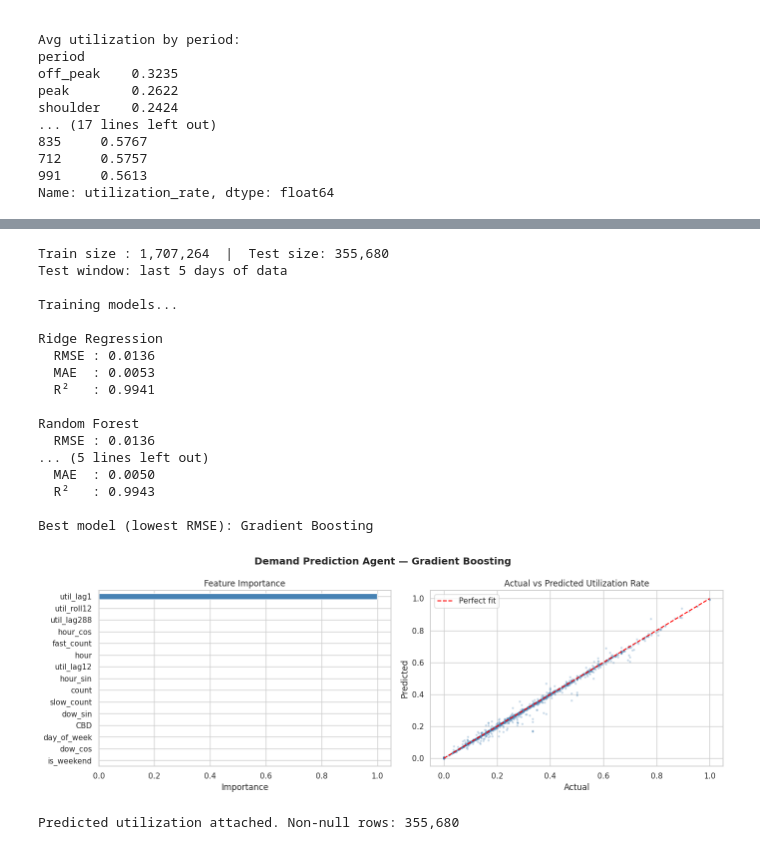
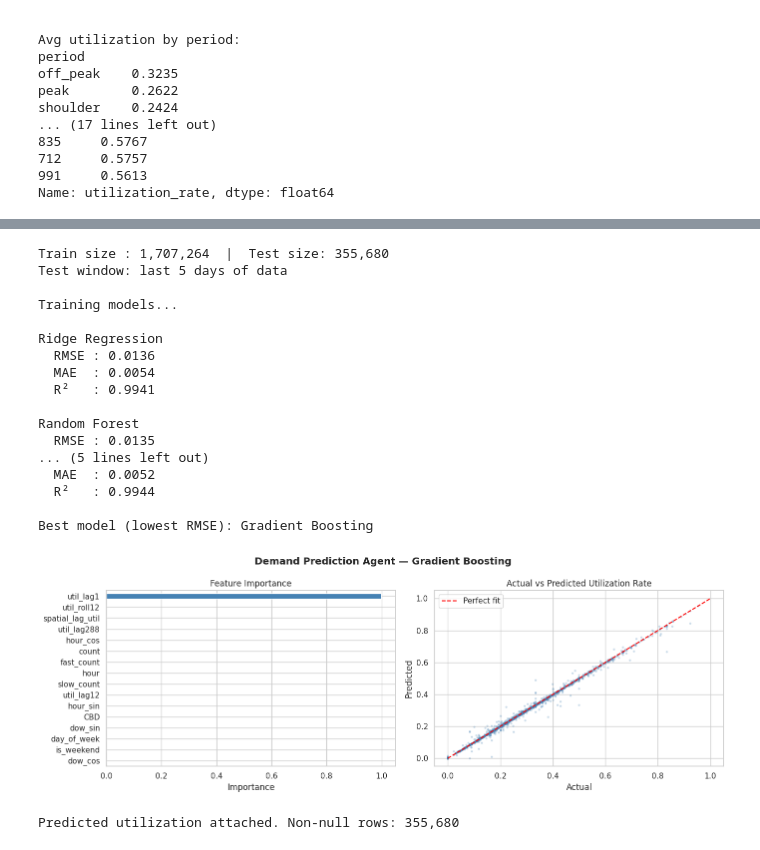
Before and after one commit to anshita195/ev-charging-tariff-optimization, a Jupyter notebook: ev_charging_optimization.ipynb, the cells around one changed output, grey strips where cells are left out. Saved outputs shown, nothing was run; the diff lists cells and outputs as text; code cells hidden in the pictures.

```diff
--- a/ev_charging_optimization.ipynb
+++ b/ev_charging_optimization.ipynb
@@ -604,3 +644,33 @@ shoulder    0.2424
 712     0.5757
 991     0.5613
 Name: utilization_rate, dtype: float64
+# %%
+# Spatial lag feature using adjacency matrix
+adj_raw = pd.read_csv(PATH + 'adj.csv', index_col=0)
+adj_raw.columns = adj_raw.columns.astype(int)
+adj_raw.index   = adj_raw.index.astype(int)
+
+# For each (datetime, grid_id), compute weighted avg utilization of adjacent grids
+def compute_spatial_lag(evcdp_df, adj_matrix):
+    pivot = evcdp_df.pivot_table(
+        index='datetime', columns='grid_id', values='utilization_rate'
+    )
+    grids_in_both = [g for g in pivot.columns if g in adj_matrix.columns]
+    pivot_sub = pivot[grids_in_both]
+    adj_sub   = adj_matrix.loc[grids_in_both, grids_in_both].values
+
+    # Row-normalize adjacency
+    row_sums = adj_sub.sum(axis=1, keepdims=True)
+    row_sums[row_sums == 0] = 1
+    adj_norm = adj_sub / row_sums
+
+    lag_vals = pivot_sub.values @ adj_norm.T
+    lag_df = pd.DataFrame(lag_vals, index=pivot_sub.index, columns=grids_in_both)
+    lag_long = lag_df.reset_index().melt(
+        id_vars='datetime', var_name='grid_id', value_name='spatial_lag_util'
+    )
+    return lag_long
+
+spatial_lag = compute_spatial_lag(evcdp, adj_raw)
+evcdp = evcdp.merge(spatial_lag, on=['datetime','grid_id'], how='left')
+print(f"Spatial lag feature added. Null count: {evcdp['spatial_lag_util'].isnull().sum()}")
@@ -637,14 +717,17 @@ evcdp_model['dow_sin']  = np.sin(2 * np.pi * evcdp_model['day_of_week'] / 7)
 evcdp_model['dow_cos']  = np.cos(2 * np.pi * evcdp_model['day_of_week'] / 7)
 
 # Drop rows where lags are NaN (first day per grid)
+
 evcdp_model = evcdp_model.dropna(subset=['util_lag1','util_lag12',
-                                          'util_lag288','util_roll12'])
+                                          'util_lag288','util_roll12',
+                                          'spatial_lag_util'])
 
 FEATURES = [
     'hour', 'day_of_week', 'is_weekend',
     'hour_sin', 'hour_cos', 'dow_sin', 'dow_cos',
     'util_lag1', 'util_lag12', 'util_lag288', 'util_roll12',
-    'fast_count', 'slow_count', 'CBD', 'count'
+    'fast_count', 'slow_count', 'CBD', 'count',
+    'spatial_lag_util'          # ← ADD THIS LINE
 ]
 
 TARGET = 'utilization_rate'
@@ -724,38 +807,38 @@ if hasattr(best_model, 'feature_importances_'):
 
     plt.tight_layout()
     plt.savefig('demand_agent.png', dpi=150, bbox_inches='tight')
     plt.show()
 
 # Add predictions back for Tariff Agent
 evcdp_model.loc[~train_mask, 'predicted_utilization'] = results[best_name]['preds']
 evcdp_model.loc[train_mask,  'predicted_utilization'] = np.nan
 
 # Congestion probability proxy
 evcdp_model['pred_congestion_prob'] = (
     evcdp_model['predicted_utilization'] > 0.80
 ).astype(float)
 
 print(f"\nPredicted utilization attached. Non-null rows: "
       f"{evcdp_model['predicted_utilization'].notna().sum():,}")
 # %% [output]
 Train size : 1,707,264  |  Test size: 355,680
 Test window: last 5 days of data
 
 Training models...
 
 Ridge Regression
   RMSE : 0.0136
-  MAE  : 0.0053
+  MAE  : 0.0054
   R²   : 0.9941
 
 Random Forest
-  RMSE : 0.0136
+  RMSE : 0.0135
 ... (5 lines left out)
-  MAE  : 0.0050
-  R²   : 0.9943
+  MAE  : 0.0052
+  R²   : 0.9944
 
 Best model (lowest RMSE): Gradient Boosting
-[figure, old version]
+[figure, new version]
 Predicted utilization attached. Non-null rows: 355,680
 # %%
 # Tariff Pricing Agent
```
Also changed, not shown: parts of 11 cells of this notebook, 1 other file.
